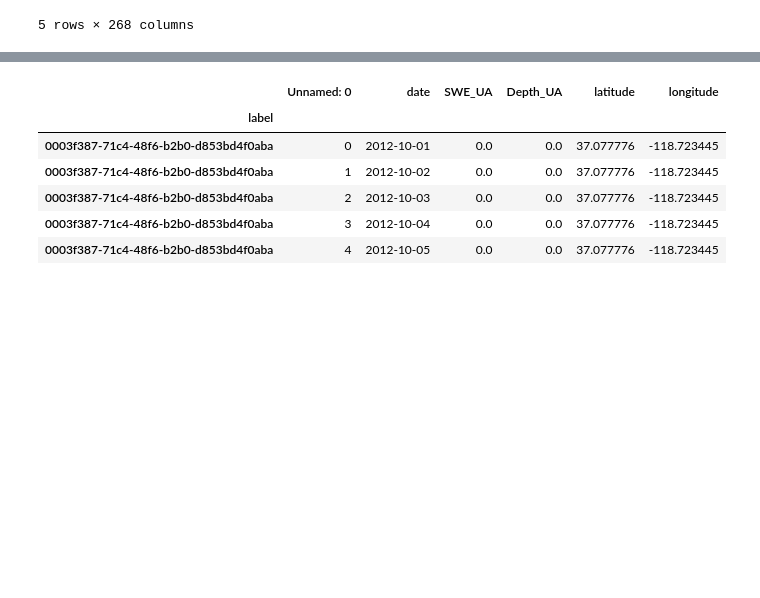
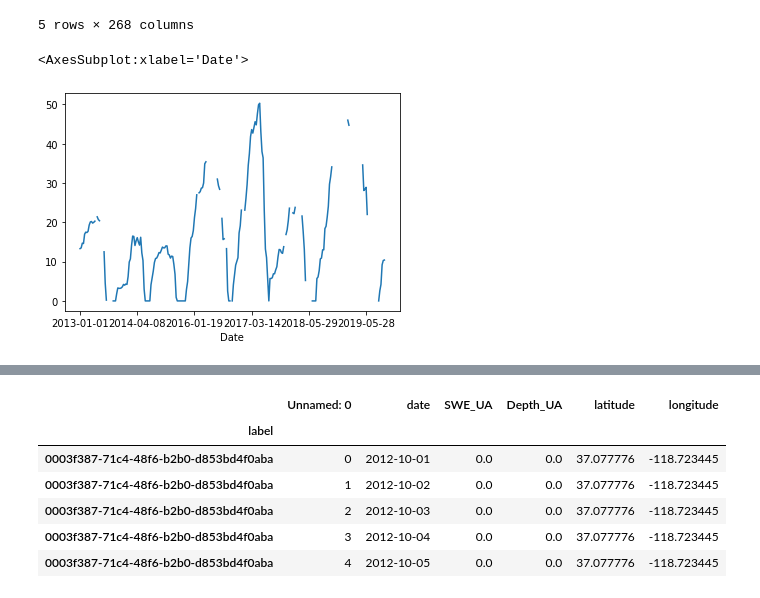
Before and after one commit to NCristea/SEUP, a Jupyter notebook: check_sampled_data.ipynb, the cells around one changed output, grey strips where cells are left out. Drawn from its saved outputs; the diff is of its cells as text; code cells hidden in the pictures; blank space fills up the shorter version.

```diff
--- a/check_sampled_data.ipynb
+++ b/check_sampled_data.ipynb
@@ -4,9 +11,9 @@ import numpy as np
 # %%
-file_path_metadata = '/Users/carina/Desktop/code/SEUP/ground_measures_metadata.csv'
-file_path_train = '/Users/carina/Desktop/code/SEUP/ground_measures_train_features.csv'
-file_path_test = '/Users/carina/Desktop/code/SEUP/ground_measures_test_features.csv'
-file_path_train_labels = '/Users/carina/Desktop/code/SEUP/train_labels.csv'
-file_path_snotel_cells = '/Users/carina/Downloads/station_cell_mapping.txt'
+file_path_metadata = ROOT_DIR + '/ground_measures_metadata.csv'
+file_path_train = ROOT_DIR + '/ground_measures_train_features.csv'
+file_path_test = ROOT_DIR + '/ground_measures_test_features.csv'
+file_path_train_labels = ROOT_DIR + '/train_labels.csv'
+file_path_snotel_cells = ROOT_DIR +  '/station_cell_mapping.txt'
 # %%
 us_grid_snotel = pd.read_csv(file_path_snotel_cells)
 us_grid_snotel
@@ -41,5 +52,11 @@ df_train_labels.head()
 df_train_labels.set_index("cell_id", inplace=True)
 # %%
 one_station = df_train_labels.loc['76b55900-eb3d-4d25-a538-f74302ffe72d']
+# %%
+one_station.index.name = 'Date'
+one_station.plot()
+# %% [output]
+<AxesSubplot:xlabel='Date'>
+[figure, added]
 # %%
 one_station = one_station.to_frame()
```
Also changed, not shown: parts of 27 cells of this notebook, 6 other files.
